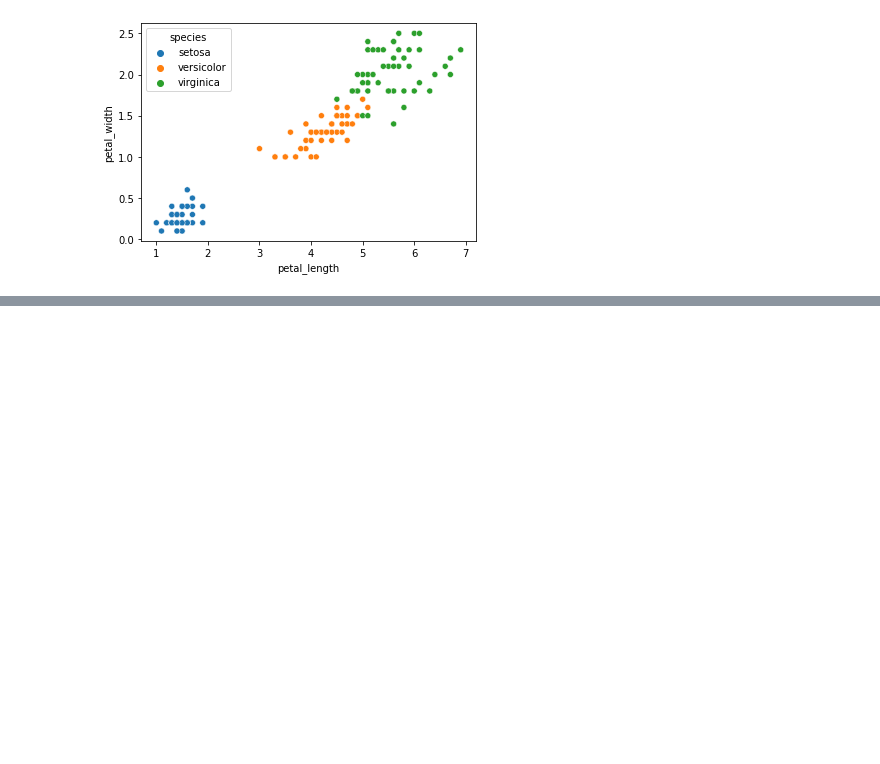
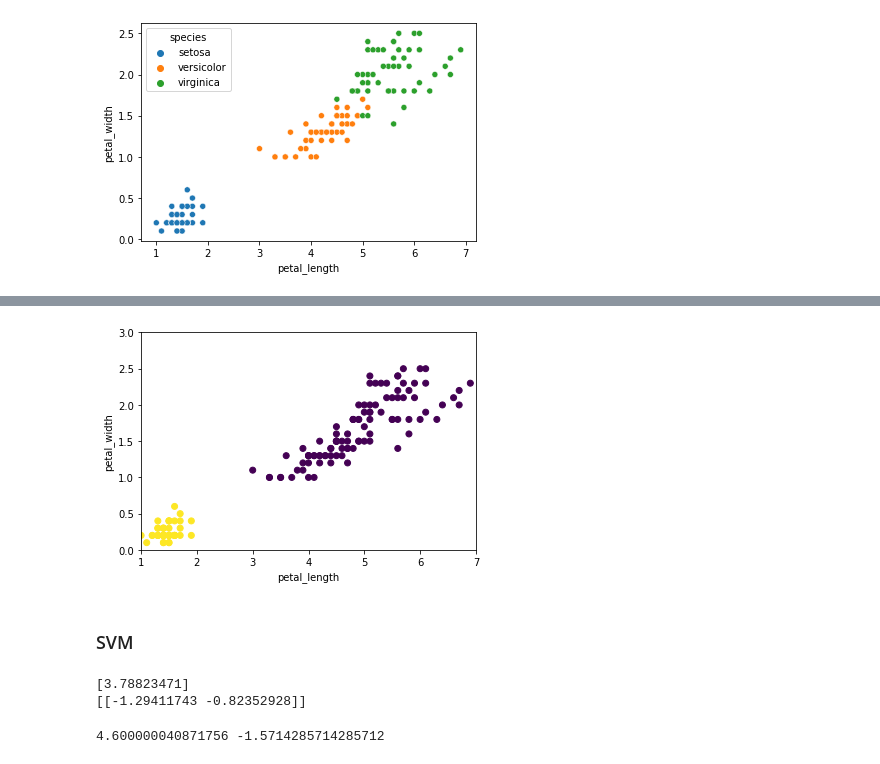
Before and after one commit to isdiscodead/BIG_PY_2022, a Jupyter notebook: LEVEL2_1_Session/SessionWeek5Practice.ipynb, the cells around one changed output, grey strips where cells are left out. Cells and saved outputs as stored; diff of their text form; code cells hidden in the pictures; blank space fills up the shorter version.

```diff
--- a/LEVEL2_1_Session/SessionWeek5Practice.ipynb
+++ b/LEVEL2_1_Session/SessionWeek5Practice.ipynb
@@ -10,5 +10,3 @@ sns.scatterplot(x = iris['petal_length'], y = iris['petal_width'], hue = iris['s
 # %% [output]
 <AxesSubplot:xlabel='petal_length', ylabel='petal_width'>
 [figure]
-# %%
-iris['species'] = (iris)
@@ -14,0 +15,7 @@ iris['species'] = (iris)
+# %%
+import numpy as np
+iris['species'] = (iris['species'] == 'setosa').astype(np.float64) # y값 0, 1로 변환
+X = iris[['petal_length', 'petal_width']]
+y = iris['species']
+print(X)
+print(y)
@@ -14,0 +40,35 @@ iris['species'] = (iris)
+# %%
+import matplotlib.pyplot as plt
+plt.scatter(x=X['petal_length'], y=X['petal_width'], c=y) # c(color)는 y마다 다르게
+plt.xlabel('petal_length')
+plt.ylabel('petal_width')
+# 그래프 범위 설정
+plt.xlim(1, 7)
+plt.ylim(0, 3)
+plt.show()
+# %% [output]
+[figure, added]
+# %% [markdown]
+### SVM
+# %%
+from sklearn.svm import SVC
+svm = SVC(kernel = 'linear', C=10, random_state=1) # kernel -> 차원을 늘려주는 함수 종류
+svm.fit(X, y)
+print(svm.intercept_)
+print(svm.coef_)
+# a + bx1 + cx2 = 0 -> x2 = px1 + q꼴 만들기
+# cx2 = -a -bx1
+# x2 = -a/c -b/cx1
+# %% [output]
+[3.78823471]
+[[-1.29411743 -0.82352928]]
+# %%
+intercept = -( svm.intercept_[0] / svm.coef_[0][1] ) # -a/c
+coef = -(svm.coef_[0][0] / svm.coef_[0][1] ) # -b/c
+
+X1_ran = np.linspace( min(X['petal_length']), max(X['petal_length']), 50) # 균등 분할로 data 뽑기
+X2_ran = intercept + coef * X1_ran # X1과 식으로부터 도출
+
+print(intercept, coef) # x2 = 4.6 -1.57*x1
+# %% [output]
+4.600000040871756 -1.5714285714285712
```
Also changed, not shown: parts of 8 cells of this notebook.
